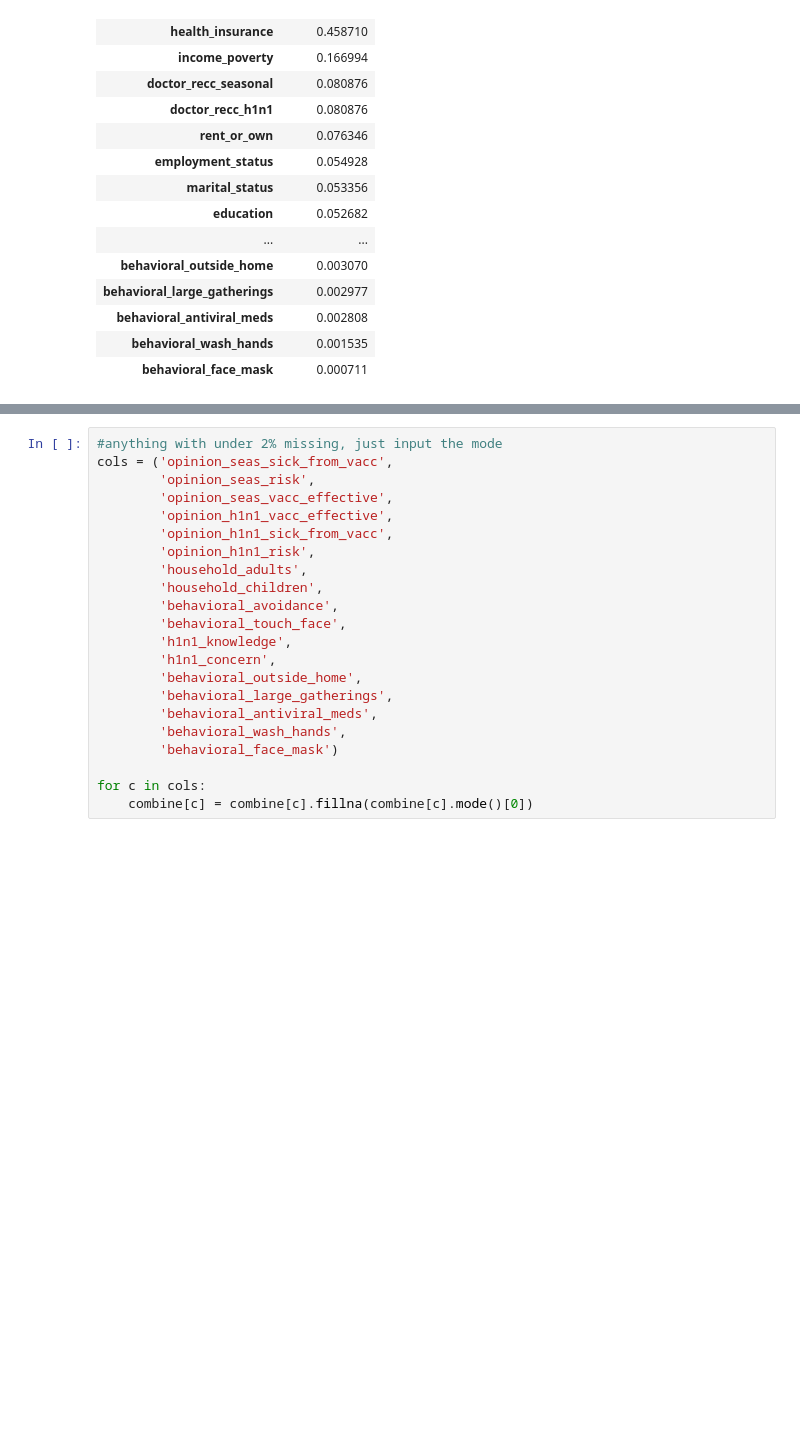
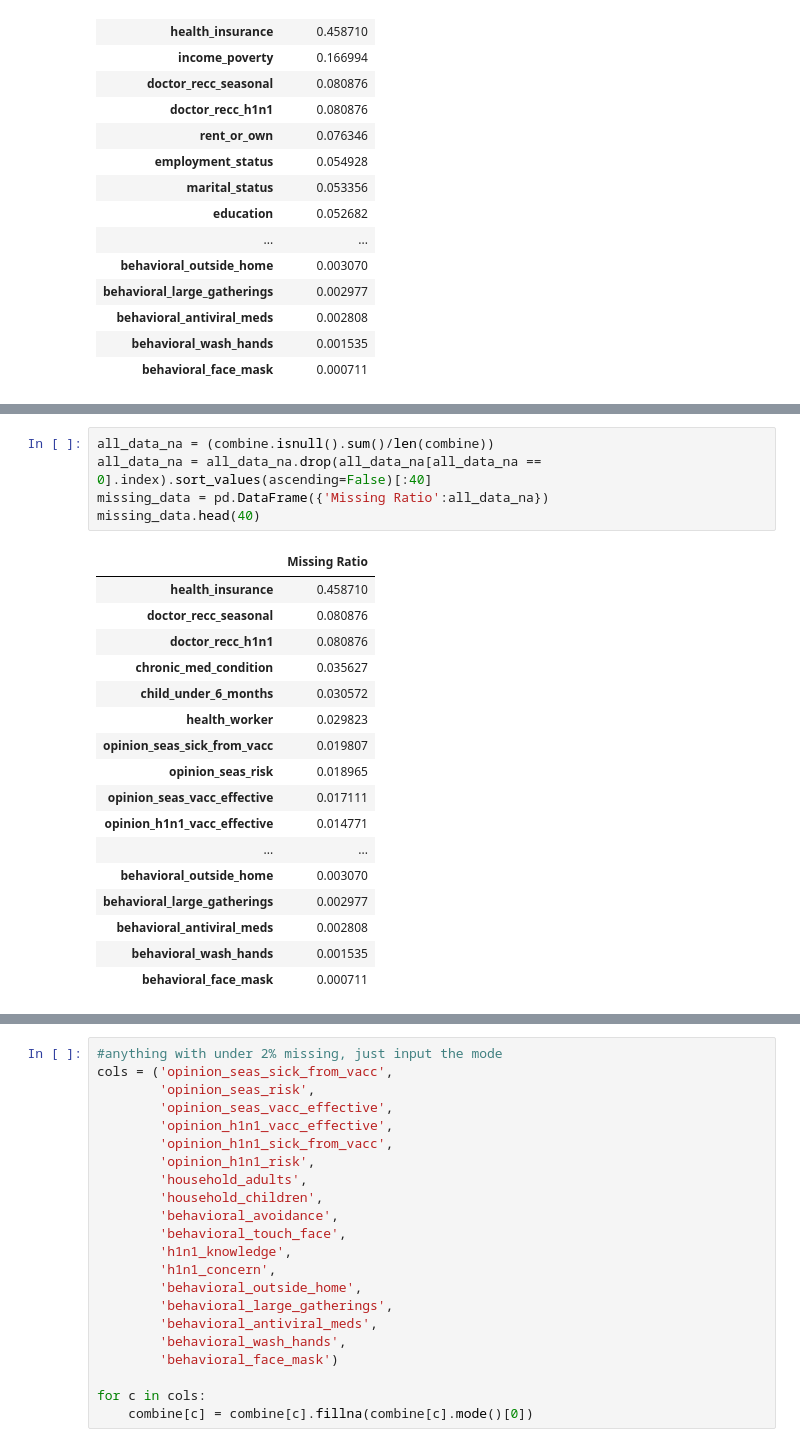
Before and after one commit to EricPPeterson/data-driven-flu-contest, a Jupyter notebook: Driven Data - Flu Vaccine.ipynb, the cells around one changed output, grey strips where cells are left out. Saved outputs shown, nothing was run; the diff lists cells and outputs as text; blank space fills up the shorter version.

```diff
--- a/Driven Data - Flu Vaccine.ipynb
+++ b/Driven Data - Flu Vaccine.ipynb
@@ -132,3 +167,26 @@ missing_data.head(40)
+# %%
+all_data_na = (combine.isnull().sum()/len(combine))
+all_data_na = all_data_na.drop(all_data_na[all_data_na == 0].index).sort_values(ascending=False)[:40]
+missing_data = pd.DataFrame({'Missing Ratio':all_data_na})
+missing_data.head(40)
+# %% [output]
+|  | Missing Ratio |
+| health_insurance | 0.458710 |
+| doctor_recc_seasonal | 0.080876 |
+| doctor_recc_h1n1 | 0.080876 |
+| chronic_med_condition | 0.035627 |
+| child_under_6_months | 0.030572 |
+| health_worker | 0.029823 |
+| opinion_seas_sick_from_vacc | 0.019807 |
+| opinion_seas_risk | 0.018965 |
+| opinion_seas_vacc_effective | 0.017111 |
+| opinion_h1n1_vacc_effective | 0.014771 |
+| ... | ... |
+| behavioral_outside_home | 0.003070 |
+| behavioral_large_gatherings | 0.002977 |
+| behavioral_antiviral_meds | 0.002808 |
+| behavioral_wash_hands | 0.001535 |
+| behavioral_face_mask | 0.000711 |
 # %%
 fig, ax = plt.subplots(figsize = (15,12))
 plt.xticks(rotation='90')
```
Also changed, not shown: parts of 42 cells of this notebook.
